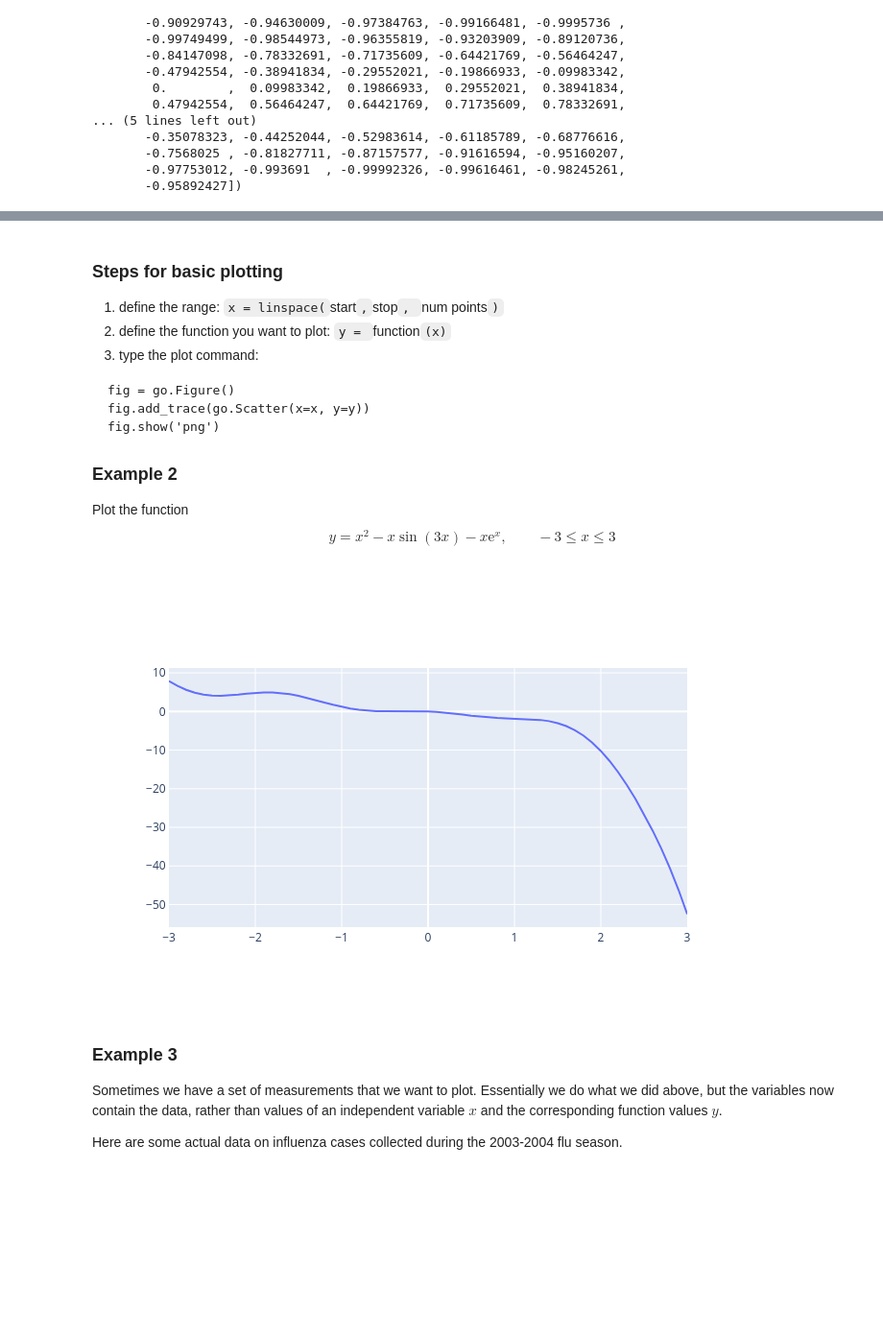
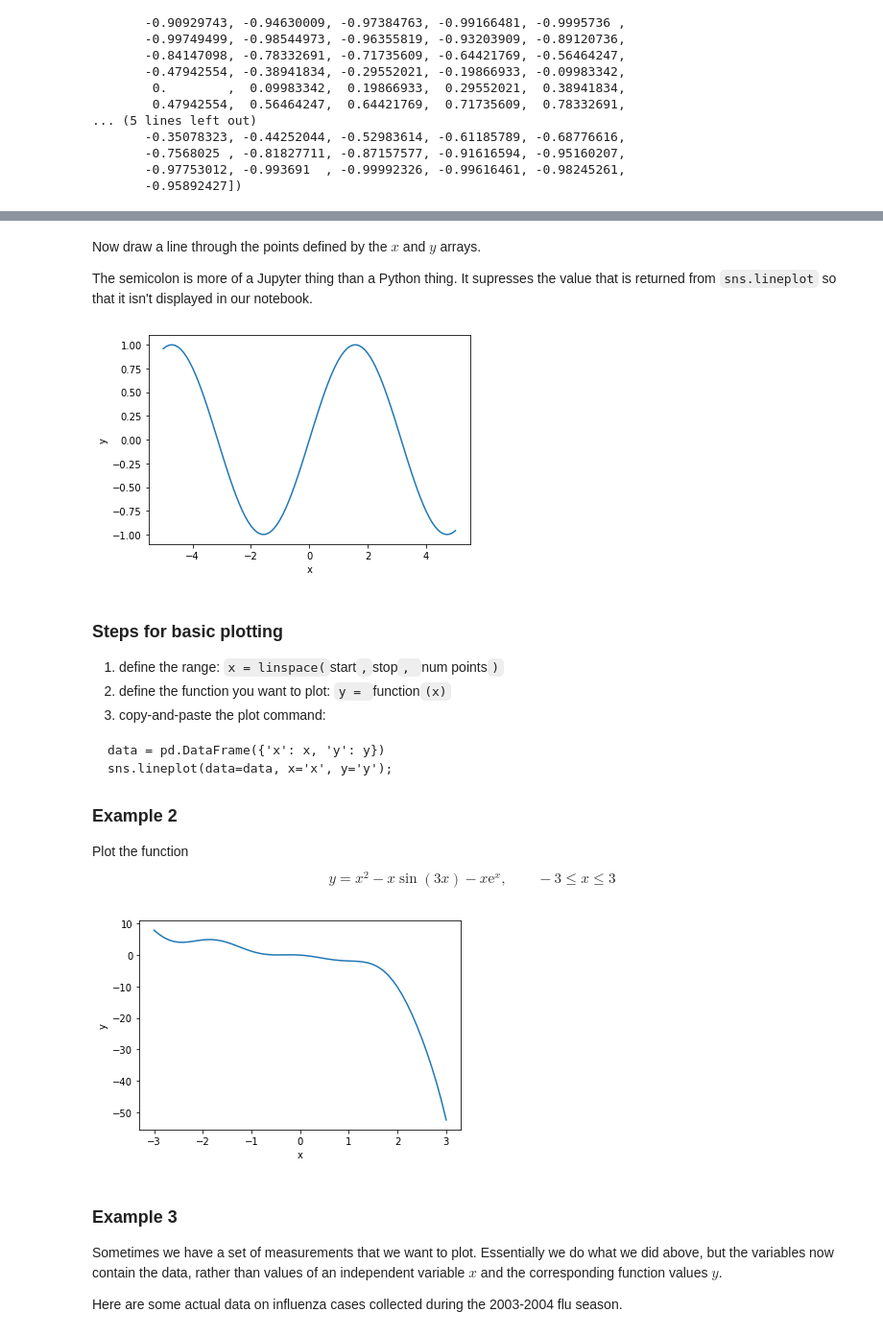
Before and after one commit to BenKaehler/mm-labs, a Jupyter notebook: notebooks/lab-01.ipynb, the cells around one changed output, grey strips where cells are left out. Shown at 96% size. Saved outputs shown, nothing was run; the diff lists cells and outputs as text; code cells hidden in the pictures; blank space fills up the shorter version.

````diff
--- a/notebooks/lab-01.ipynb
+++ b/notebooks/lab-01.ipynb
@@ -228,12 +217,19 @@ fig.show('png')
+# %% [markdown]
+Now draw a line through the points defined by the $x$ and $y$ arrays.
+
+The semicolon is more of a Jupyter thing than a Python thing. It supresses the value that is returned from `sns.lineplot` so that it isn't displayed in our notebook.
+# %%
+sns.lineplot(data=data, x='x', y='y');
+# %% [output]
+[figure, added]
 # %% [markdown]
 ### Steps for basic plotting
 1. define the range: `x = linspace(`start`,`stop`, `num points`)`
 2. define the function you want to plot: `y = `function`(x)`
-3. type the plot command:
+3. copy-and-paste the plot command:
 ```
-fig = go.Figure()
-fig.add_trace(go.Scatter(x=x, y=y))
-fig.show('png')
+data = pd.DataFrame({'x': x, 'y': y})
+sns.lineplot(data=data, x='x', y='y');
 ```
 
 ### Example 2
@@ -244,11 +240,10 @@ $$
 # %%
 x = linspace(-3, 3, 61)
 y = x**2 - x*sin(3*x) - x*exp(x)
-fig = go.Figure()
-fig.add_trace(go.Scatter(x=x, y=y))
-fig.show('png')
+data = pd.DataFrame({'x': x, 'y': y})
+sns.lineplot(data=data, x='x', y='y');
 # %% [output]
-[figure, old version]
+[figure, new version]
 # %% [markdown]
 ### Example 3
 Sometimes we have a set of measurements that we want to plot. Essentially we do what we did above, but the variables now contain the data, rather than values of an independent variable $x$ and the corresponding function values $y$.
````
Also changed, not shown: parts of 22 cells of this notebook.
